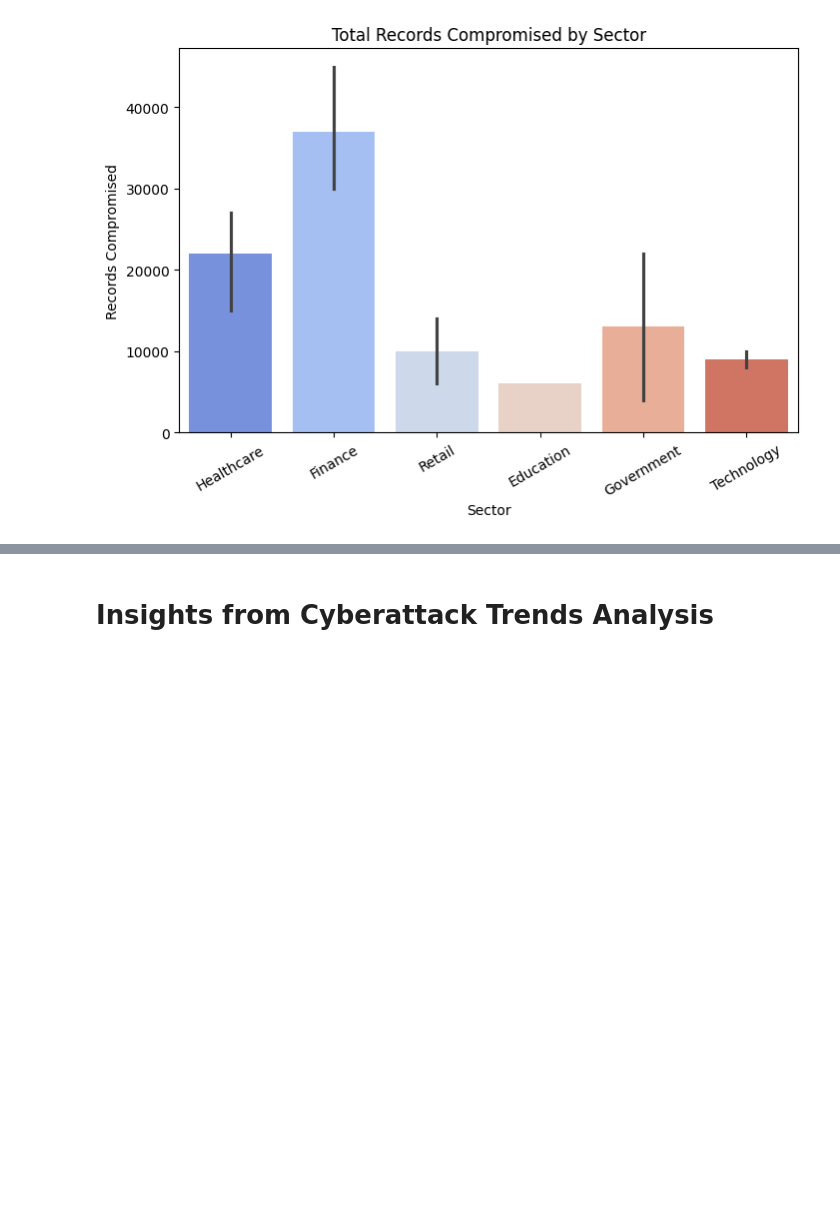
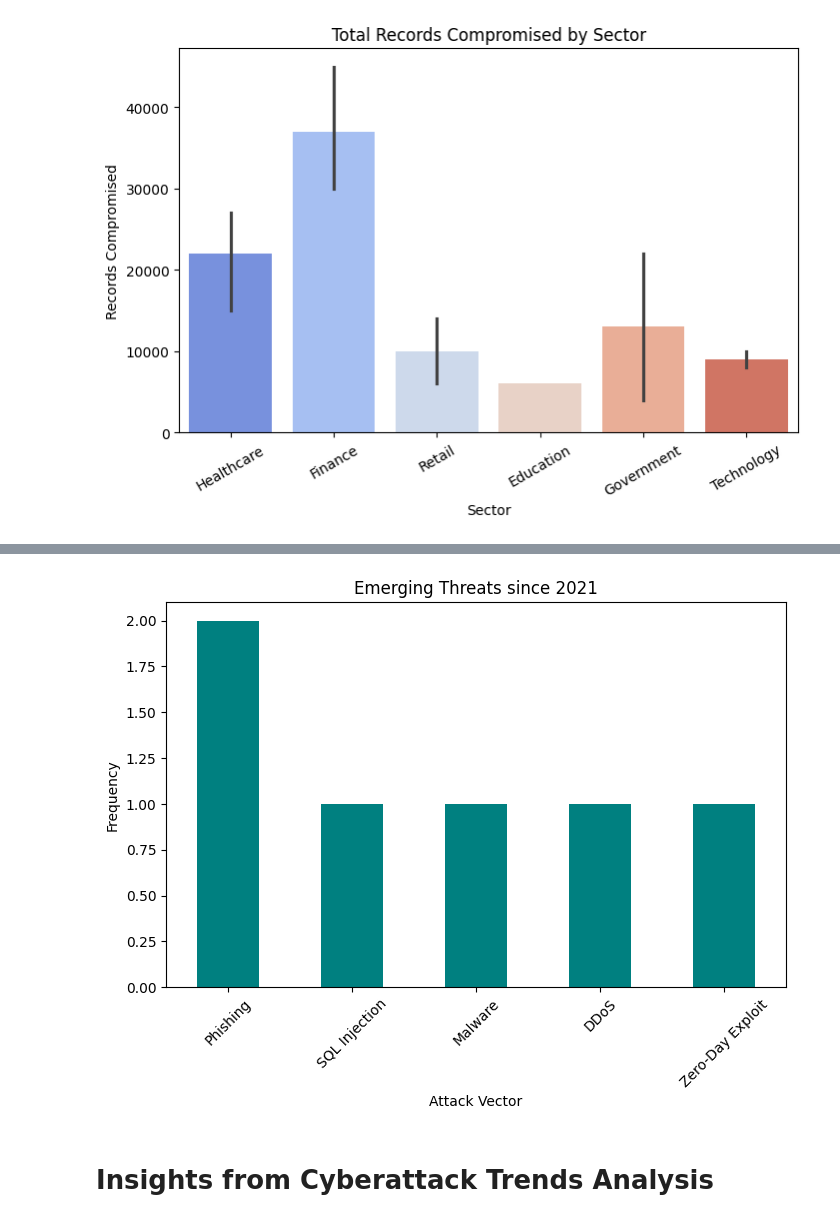
Before and after one commit to Rekhakumari28/AI-ML-MiniProjects, a Jupyter notebook: Cybersecurity.ipynb, the cells around one changed output, grey strips where cells are left out. Drawn from its saved outputs; the diff is of its cells as text; code cells hidden in the pictures; blank space fills up the shorter version.

```diff
--- a/Cybersecurity.ipynb
+++ b/Cybersecurity.ipynb
@@ -109,3 +202,15 @@ plt.show()
+# %%
+recent_attacks = df[df['Year'] >= 2021]['Attack_Vector'].value_counts()
+
+plt.figure(figsize=(8,5))
+recent_attacks.plot(kind='bar', color='teal')
+plt.title("Emerging Threats since 2021")
+plt.xlabel("Attack Vector")
+plt.ylabel("Frequency")
+plt.xticks(rotation=45)
+plt.show()
+# %% [output]
+[figure, added]
 # %% [markdown]
 # Insights from Cyberattack Trends Analysis
 # %% [markdown]
```
Also changed, not shown: parts of 11 cells of this notebook.
